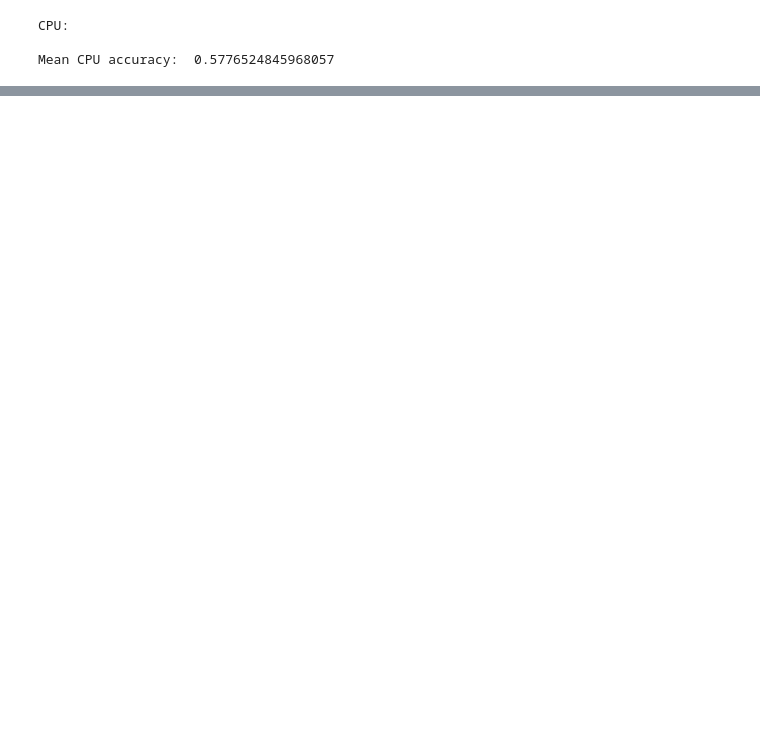
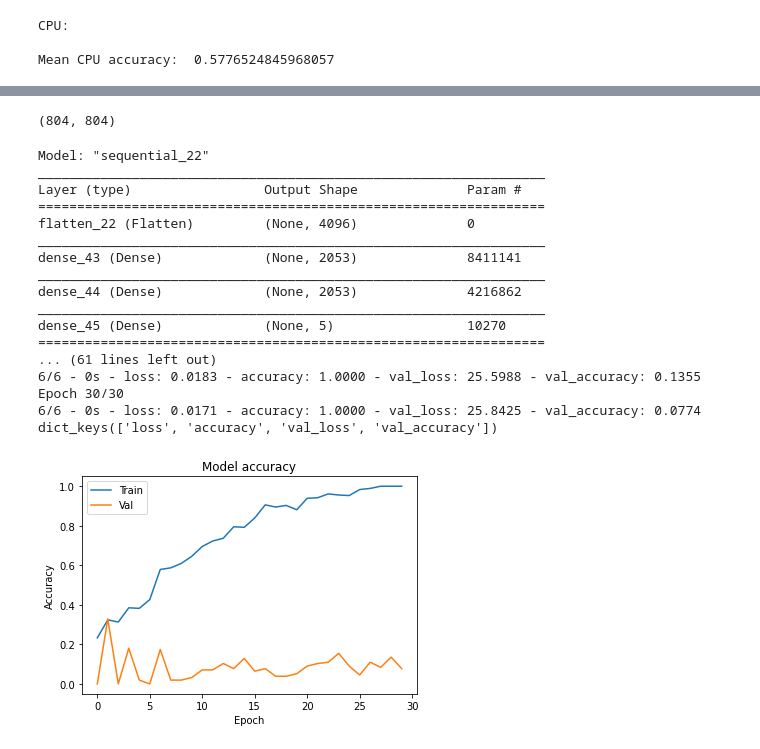
Before and after one commit to Iasonaspg/speech-emotion-recognition, a Jupyter notebook: ser3.ipynb, the cells around one changed output, grey strips where cells are left out. Cells and saved outputs as stored; diff of their text form; code cells hidden in the pictures; blank space fills up the shorter version.

```diff
--- a/ser3.ipynb
+++ b/ser3.ipynb
@@ -374,0 +314,16 @@ Mean CPU accuracy:  0.6410781825479489
+# %%
+print("CPU: \n")
+
+accuracy_list = []
+
+for k in train_nframes:
+  i = 0
+  for j in k:
+    pred = clf_lgr.predict(feature_train_vector[0:12,i:i+j].T)
+    acc = accuracy_score(feature_train_vector[12,i:i+j].T,pred,True)
+    #acc = clf_lgr.score(feature_test_vector[0:12,i:i+j].T,feature_test_vector[12,i:i+j])
+    accuracy_list.append(acc)
+    #print(acc)
+    i = i + j
+
+print("Mean CPU accuracy: ", np.mean(accuracy_list))
@@ -394,0 +439,62 @@ Mean CPU accuracy:  0.5776524845968057
+# %%
+mel_sp_npar.shape[1:]
+# %% [output]
+(804, 804)
+# %%
+import sklearn.preprocessing
+import tensorflow as tf
+import keras
+from keras.layers import *
+
+
+
+# define model
+n_frames = x_train.shape[1]
+n_features = x_train.shape[2]
+num_classes = 5
+
+
+mlp = keras.Sequential()
+mlp.add(Flatten(input_shape=x_train.shape[1:]))
+mlp.add(Dense(num_classes+(n_frames*n_features)//2, activation='relu'))
+mlp.add(Dense(num_classes+(n_frames*n_features)//2, activation='relu'))
+mlp.add(Dense(num_classes, activation='softmax'))
+
+mlp.summary()
+
+# model.compile(loss=keras.losses.categorical_crossentropy, optimizer=keras.optimizers.Adadelta(), metrics=['accuracy'])
+mlp.compile(optimizer='adam', loss='categorical_crossentropy', metrics=['accuracy'])
+
+history = mlp.fit(x=x_train, y=keras.utils.to_categorical(train_labels), batch_size=64, epochs=30, verbose=2, validation_split=0.3)
+
+# Plot training & validation accuracy values
+print(history.history.keys())
+plt.plot(history.history['accuracy'])
+plt.plot(history.history['val_accuracy'])
+plt.title('Model accuracy')
+plt.ylabel('Accuracy')
+plt.xlabel('Epoch')
+plt.legend(['Train', 'Val'], loc='upper left')
+plt.show()
+
+loss, acc = mlp.evaluate(x_test, keras.utils.to_categorical(test_labels))
+print('Evaluation accuray', acc,'loss:', loss)
+# %% [output]
+Model: "sequential_22"
+_________________________________________________________________
+Layer (type)                 Output Shape              Param #
+=================================================================
+flatten_22 (Flatten)         (None, 4096)              0
+_________________________________________________________________
+dense_43 (Dense)             (None, 2053)              8411141
+_________________________________________________________________
+dense_44 (Dense)             (None, 2053)              4216862
+_________________________________________________________________
+dense_45 (Dense)             (None, 5)                 10270
+=================================================================
+... (61 lines left out)
+6/6 - 0s - loss: 0.0183 - accuracy: 1.0000 - val_loss: 25.5988 - val_accuracy: 0.1355
+Epoch 30/30
+6/6 - 0s - loss: 0.0171 - accuracy: 1.0000 - val_loss: 25.8425 - val_accuracy: 0.0774
+dict_keys(['loss', 'accuracy', 'val_loss', 'val_accuracy'])
+[figure, added]
```
Also changed, not shown: parts of 15 cells of this notebook.
